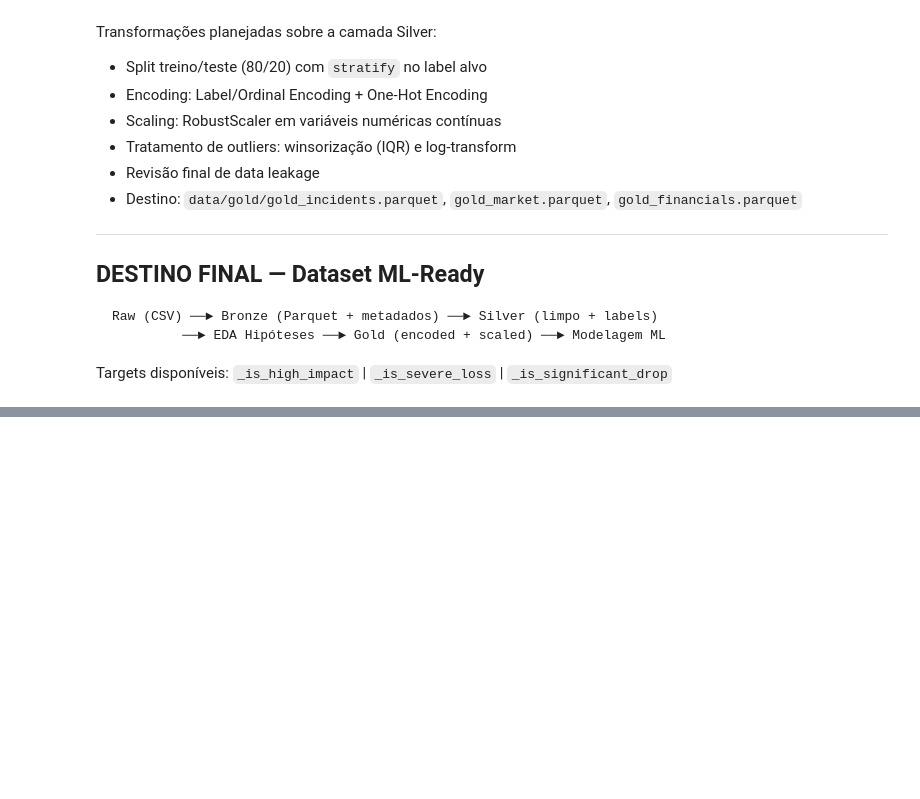
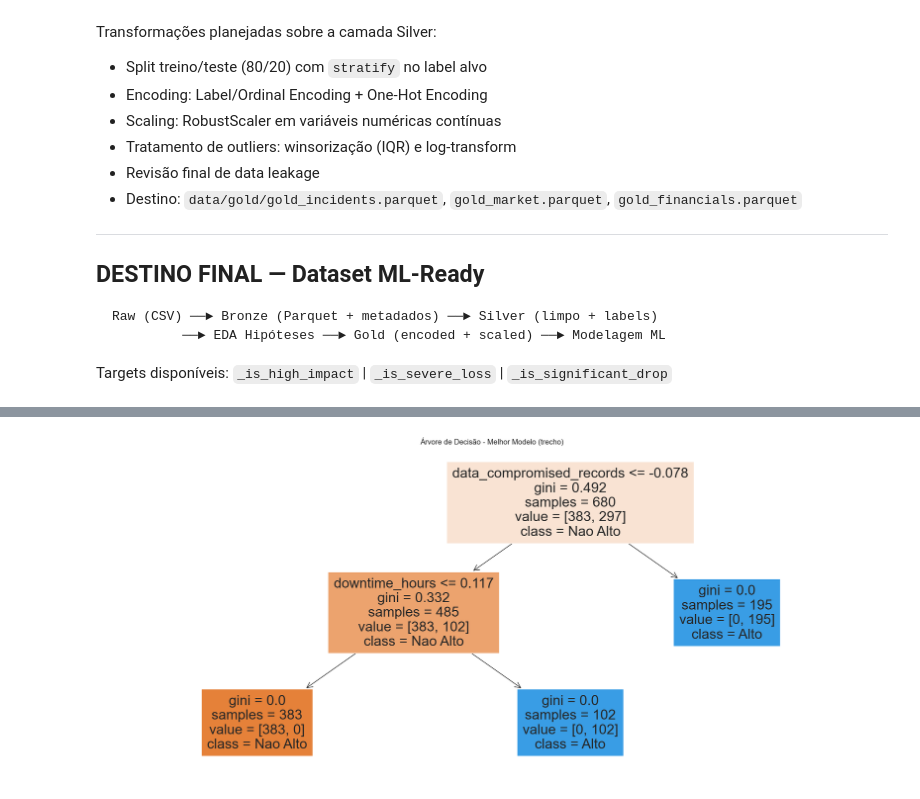
Before and after one commit to RodrigoMrqs/Arquitetura_medalion_para_cyberseguranca, a Jupyter notebook: notebook.ipynb, the cells around one changed output, grey strips where cells are left out. Drawn from its saved outputs; the diff is of its cells as text; code cells hidden in the pictures; blank space fills up the shorter version.

```diff
--- a/notebook.ipynb
+++ b/notebook.ipynb
@@ -1414,0 +1540,9 @@ Targets disponíveis: `_is_high_impact` | `_is_severe_loss` | `_is_significant_d
+# %%
+# Visualizar árvore (max_depth=3) e salvar
+plt.figure(figsize=(18,8))
+plot_tree(best_model, feature_names=features, class_names=['Nao Alto','Alto'], filled=True, max_depth=3)
+plt.title('Árvore de Decisão - Melhor Modelo (trecho)')
+plt.tight_layout()
+plt.show()
+# %% [output]
+[figure, added]
```
Also changed, not shown: parts of 27 cells of this notebook, 10 other files.
